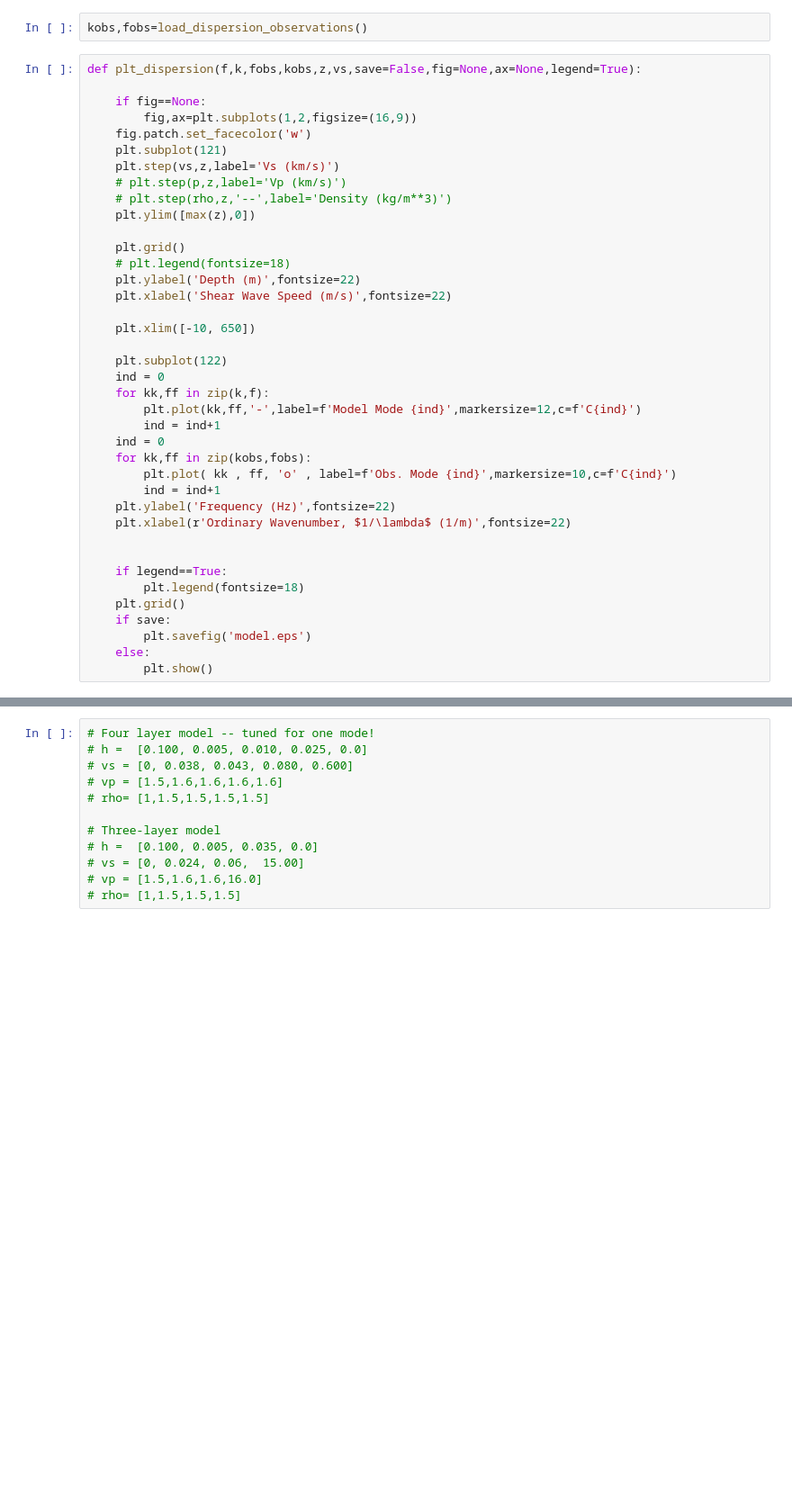
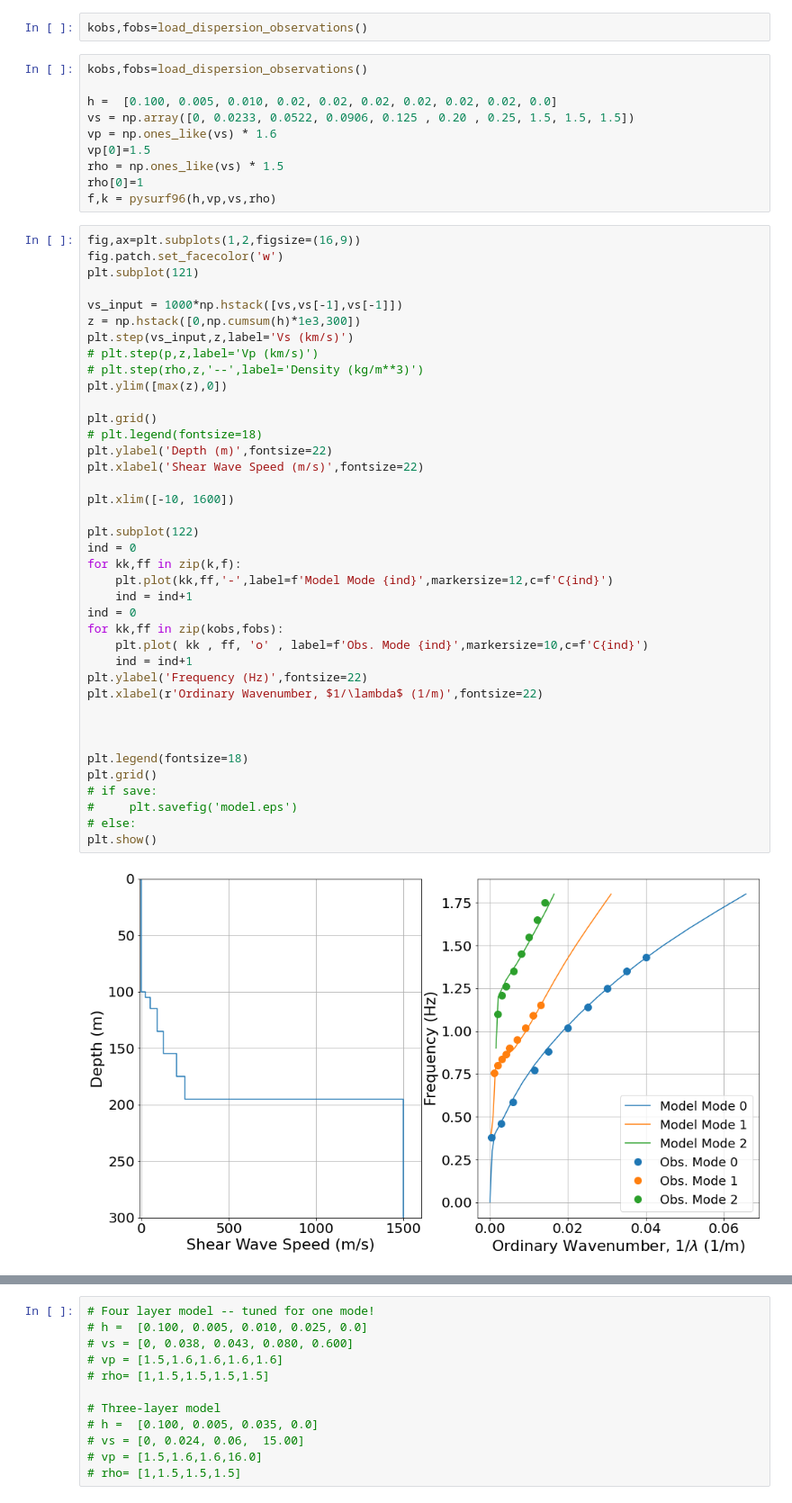
Before and after one commit to bradlipovsky/whidbey-surface-waves, a Jupyter notebook: plot-sdisp96.ipynb, the cells around one changed output, grey strips where cells are left out. Shown: that part at 90% size. Drawn from its saved outputs; the diff is of its cells as text; blank space fills up the shorter version.

Commit message:
finally got new plot finished"

```diff
--- a/plot-sdisp96.ipynb
+++ b/plot-sdisp96.ipynb
@@ -7,42 +7,54 @@ import matplotlib.pyplot as plt
 import numpy as np
 # %%
 kobs,fobs=load_dispersion_observations()
+# %%
+kobs,fobs=load_dispersion_observations()
+
+h =  [0.100, 0.005, 0.010, 0.02, 0.02, 0.02, 0.02, 0.02, 0.02, 0.0]
+vs = np.array([0, 0.0233, 0.0522, 0.0906, 0.125 , 0.20 , 0.25, 1.5, 1.5, 1.5])
+vp = np.ones_like(vs) * 1.6
+vp[0]=1.5
+rho = np.ones_like(vs) * 1.5
+rho[0]=1
+f,k = pysurf96(h,vp,vs,rho)
 # %%
-def plt_dispersion(f,k,fobs,kobs,z,vs,save=False,fig=None,ax=None,legend=True):
+fig,ax=plt.subplots(1,2,figsize=(16,9))
+fig.patch.set_facecolor('w')
+plt.subplot(121)
 
-    if fig==None:
-        fig,ax=plt.subplots(1,2,figsize=(16,9))
-    fig.patch.set_facecolor('w')
-    plt.subplot(121)
-    plt.step(vs,z,label='Vs (km/s)')
-    # plt.step(p,z,label='Vp (km/s)')
-    # plt.step(rho,z,'--',label='Density (kg/m**3)')
-    plt.ylim([max(z),0])
+vs_input = 1000*np.hstack([vs,vs[-1],vs[-1]])
+z = np.hstack([0,np.cumsum(h)*1e3,300])
+plt.step(vs_input,z,label='Vs (km/s)')
+# plt.step(p,z,label='Vp (km/s)')
+# plt.step(rho,z,'--',label='Density (kg/m**3)')
+plt.ylim([max(z),0])
 
-    plt.grid()
-    # plt.legend(fontsize=18)
-    plt.ylabel('Depth (m)',fontsize=22)
-    plt.xlabel('Shear Wave Speed (m/s)',fontsize=22)
+plt.grid()
+# plt.legend(fontsize=18)
+plt.ylabel('Depth (m)',fontsize=22)
+plt.xlabel('Shear Wave Speed (m/s)',fontsize=22)
 
-    plt.xlim([-10, 650])
+plt.xlim([-10, 1600])
 
-    plt.subplot(122)
-    ind = 0
-    for kk,ff in zip(k,f):
-        plt.plot(kk,ff,'-',label=f'Model Mode {ind}',markersize=12,c=f'C{ind}')
-        ind = ind+1
-    ind = 0
-    for kk,ff in zip(kobs,fobs):
-        plt.plot( kk , ff, 'o' , label=f'Obs. Mode {ind}',markersize=10,c=f'C{ind}')
-        ind = ind+1
-    plt.ylabel('Frequency (Hz)',fontsize=22)
-    plt.xlabel(r'Ordinary Wavenumber, $1/\lambda$ (1/m)',fontsize=22)
+plt.subplot(122)
+ind = 0
+for kk,ff in zip(k,f):
+    plt.plot(kk,ff,'-',label=f'Model Mode {ind}',markersize=12,c=f'C{ind}')
+    ind = ind+1
+ind = 0
+for kk,ff in zip(kobs,fobs):
+    plt.plot( kk , ff, 'o' , label=f'Obs. Mode {ind}',markersize=10,c=f'C{ind}')
+    ind = ind+1
+plt.ylabel('Frequency (Hz)',fontsize=22)
+plt.xlabel(r'Ordinary Wavenumber, $1/\lambda$ (1/m)',fontsize=22)
 
 
-    if legend==True:
-        plt.legend(fontsize=18)
-    plt.grid()
-    if save:
-        plt.savefig('model.eps')
-    else:
-        plt.show()
+
+plt.legend(fontsize=18)
+plt.grid()
+# if save:
+#     plt.savefig('model.eps')
+# else:
+plt.show()
+# %% [output]
+[figure, added]
```
Also changed, not shown: parts of 1 cell of this notebook, 2 other files.
